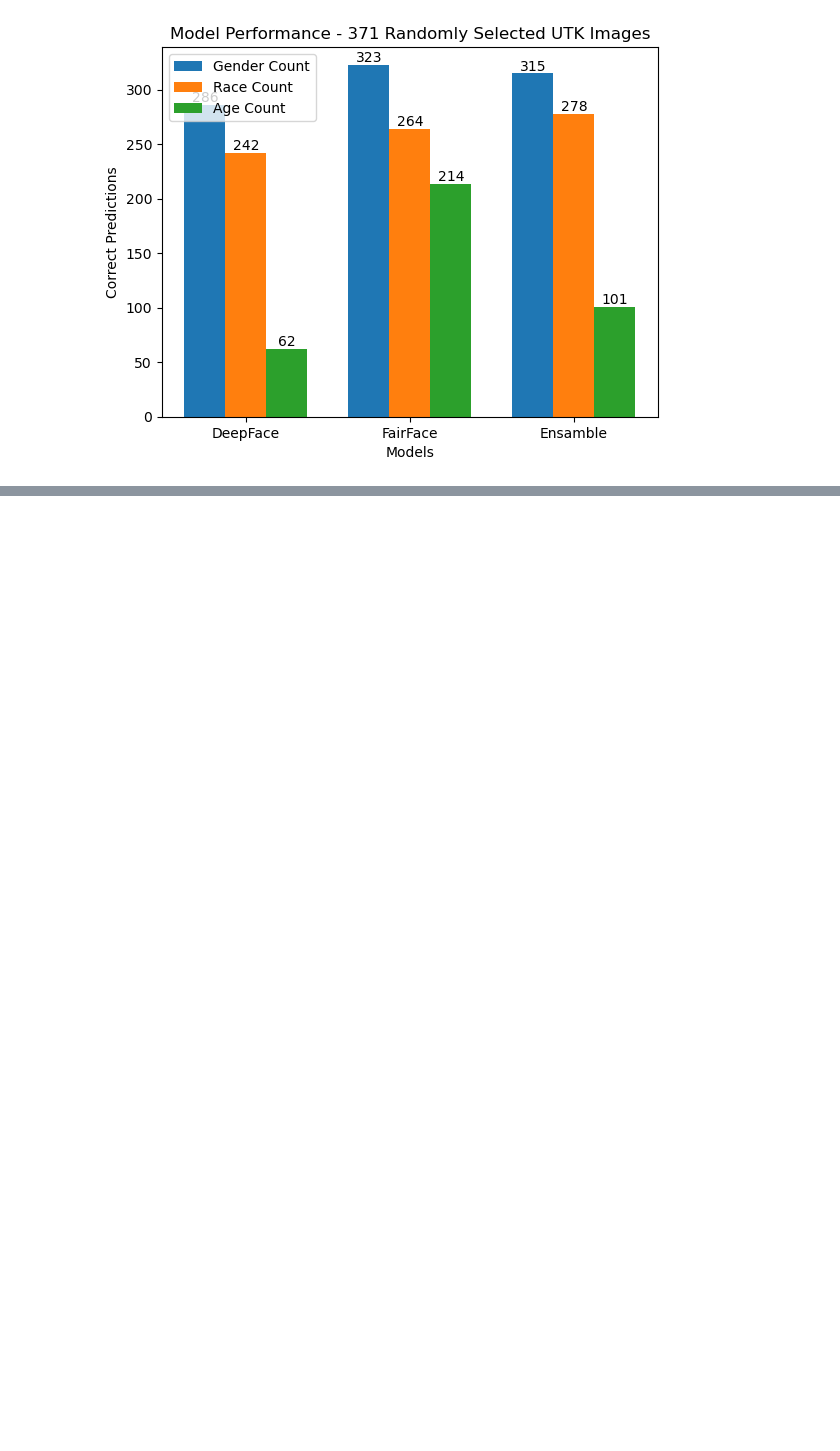
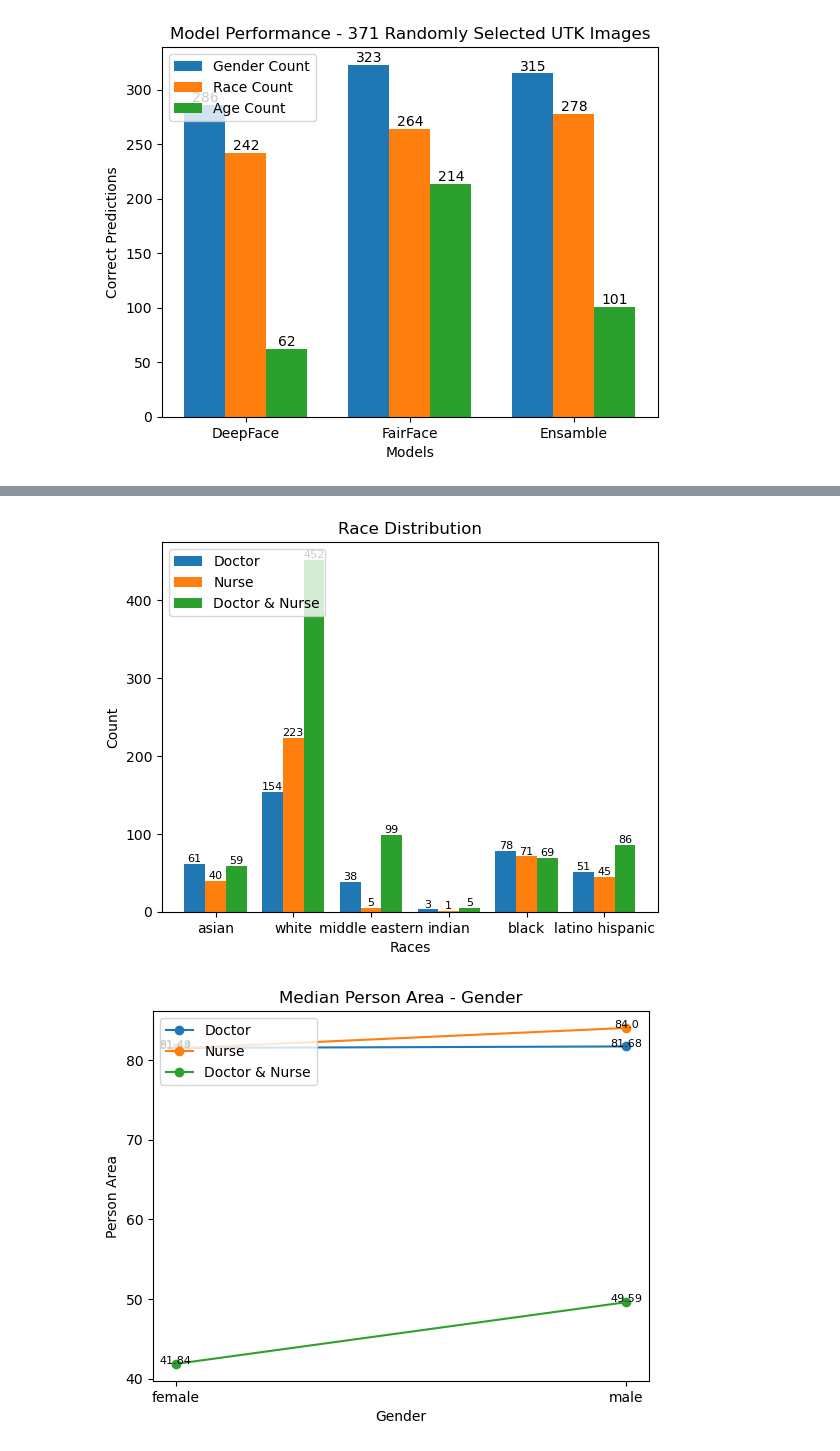
Before and after one commit to Jer0me123/FYP, a Jupyter notebook: Testing/FYP - FullPipeline.ipynb, the cells around one changed output, grey strips where cells are left out. Saved outputs shown, nothing was run; the diff lists cells and outputs as text; code cells hidden in the pictures; blank space fills up the shorter version.

```diff
--- a/Testing/FYP - FullPipeline.ipynb
+++ b/Testing/FYP - FullPipeline.ipynb
@@ -1722,0 +2118,27 @@ Simpson Evenness & 0.998  &  0.276  &  0.202
+# %%
+dataSetDeepFace = {"Doctor":DocDeepFaceDict,"Nurse": NurseDeepFaceDict, "Doctor & Nurse":BothDeepFaceDict}
+
+# MultiMetricGenderDisplay(dataSetDeepFace, specific_race=None, specific_emotion=None, specific_age=None)
+MultiMetricRaceDisplay(dataSetDeepFace, specific_gender=None, specific_emotion=None, specific_age=None)
+# MultiMetricAgeDisplay(dataSetDeepFace, specific_gender=None, specific_race=None, specific_emotion=None)
+
+MultiMetricCenterDistanceDisplay(dataSetDeepFace, category='gender', type='area')
+MultiMetricCenterDistanceDisplay(dataSetDeepFace, category='gender', type='distance')
+MultiMetricCenterDistanceDisplay(dataSetDeepFace, category='race', type='area')
+MultiMetricCenterDistanceDisplay(dataSetDeepFace, category='race', type='distance')
+
+# CorrelationMetric(DocDeepFaceDict)
+# print()
+# CorrelationMetric(NurseDeepFaceDict)
+# print()
+# CorrelationMetric(BothDeepFaceDict)
+
+# print(ShannonSimpsonMetrics(DocDeepFaceDict))
+# print()
+# print(ShannonSimpsonMetrics(NurseDeepFaceDict))
+# print()
+# print(ShannonSimpsonMetrics(BothDeepFaceDict))
+# print()
+# %% [output]
+[figure, added]
+[figure, added]
```
Also changed, not shown: parts of 7 cells of this notebook.
